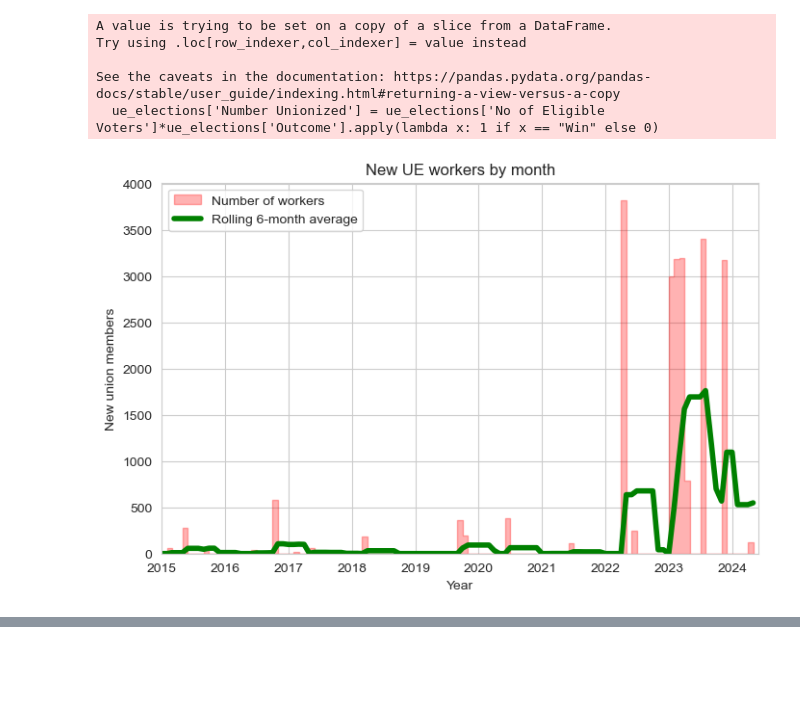
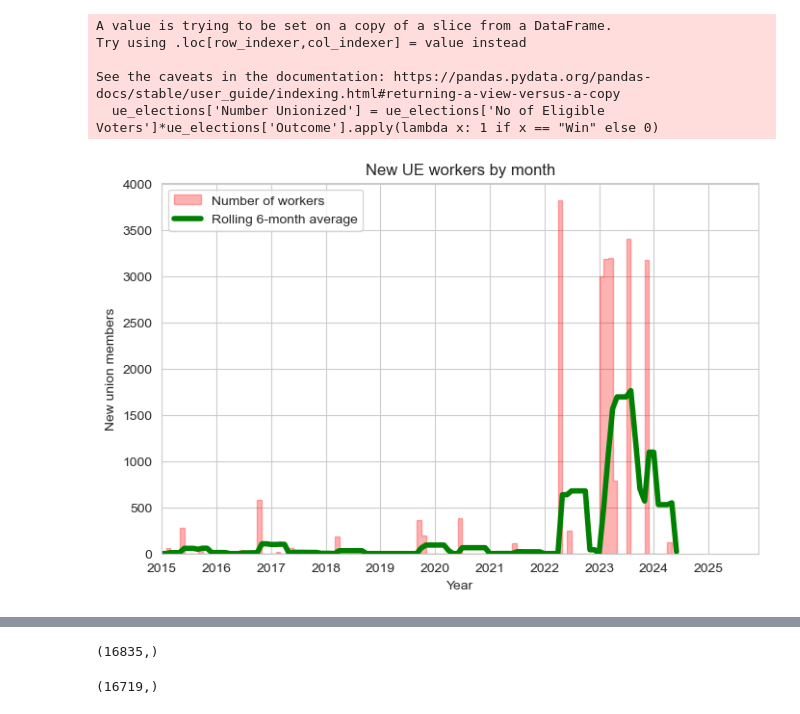
Before and after one commit to AmziJeffs/LaborData, a Jupyter notebook: elections_analysis.ipynb, the cells around one changed output, grey strips where cells are left out. Cells and saved outputs as stored; diff of their text form; code cells hidden in the pictures; blank space fills up the shorter version.

```diff
--- a/elections_analysis.ipynb
+++ b/elections_analysis.ipynb
@@ -480,27 +579,27 @@ See the caveats in the documentation: https://pandas.pydata.org/pandas-docs/stab
 number_unionized_by_month = ue_elections['Number Unionized'].resample("ME").sum()
 # %%
 rolling_window = 6
-rolling_average_number_by_month = number_unionized_by_month.loc["2014-07":"2024-04"].rolling(rolling_window).mean()
+rolling_average_number_by_month = number_unionized_by_month.loc["2014-07":"2025-12"].rolling(rolling_window).mean()
 plt.figure(figsize = (8, 5))
-plt.fill_between(number_unionized_by_month.loc["2014-12-31":"2024-04"].index, number_unionized_by_month.loc["2014-12-31":"2024-04"],
+plt.fill_between(number_unionized_by_month.loc["2014-12-31":"2025-12"].index, number_unionized_by_month.loc["2014-12-31":"2025-12"],
                  color = 'red',
                  alpha = 0.3,
                  step='pre',
                 label = f"Number of workers")
 plt.plot(rolling_average_number_by_month.index, rolling_average_number_by_month,
                  color = 'green',
                  linewidth = 4,
                 label = f"Rolling {rolling_window}-month average")
-number_unionized_by_month.loc["2015":"2024-04"]
+number_unionized_by_month.loc["2015":"2025-12"]
 plt.xlabel("Year")
 plt.ylabel("New union members")
 plt.ylim(bottom = 0)
-plt.xlim(left = pd.to_datetime("2015-01-01"),right = pd.to_datetime("2024-06"))
+plt.xlim(left = pd.to_datetime("2015-01-01"),right = pd.to_datetime("2025-12"))
 plt.title(f"New UE workers by month")
 plt.legend(loc = 'upper left')
 plt.show()
 # %% [output]
-[figure, old version]
+[figure, new version]
 # %%
 ue_view = ue_elections[['Region', 'Case Number', 'Case Name', 'Status', 'Date Filed','Percent Votes Yes', 'Outcome', 'No of Eligible Voters',
        'Date Closed', 'Reason Closed', 'City', 'States & Territories','Turnout',
@@ -525,3 +624,11 @@ ue_view.style.apply(lambda x: 15*['background-color:#AAFFAA' if x['Outcome'] ==
 | 54 | Region 03, Buffalo, New York | 03-RC-326874 | Cornell University | Closed | 2023-09-29 00:00:00 | 0.900000 | Win | ... |
 | 55 | Region 13, Chicago, Illinois | 13-RC-335852 | The University Of Chicago | Closed | 2024-02-15 00:00:00 | 0.615000 | Win | ... |
 | 56 | Region 22, Newark, New Jersey | 22-RC-339987 | The Trustees Of Princeton Univers... | Closed | 2024-04-12 00:00:00 | 0.348000 | Loss | ... |
+# %%
+single_elections['Case Name'].unique().shape
+# %% [output]
+(16835,)
+# %%
+single_elections['Case Name'].apply(lambda x: x.lower().replace(" ", "")).unique().shape
+# %% [output]
+(16719,)
```
Also changed, not shown: parts of 29 cells of this notebook, 4 other files.
